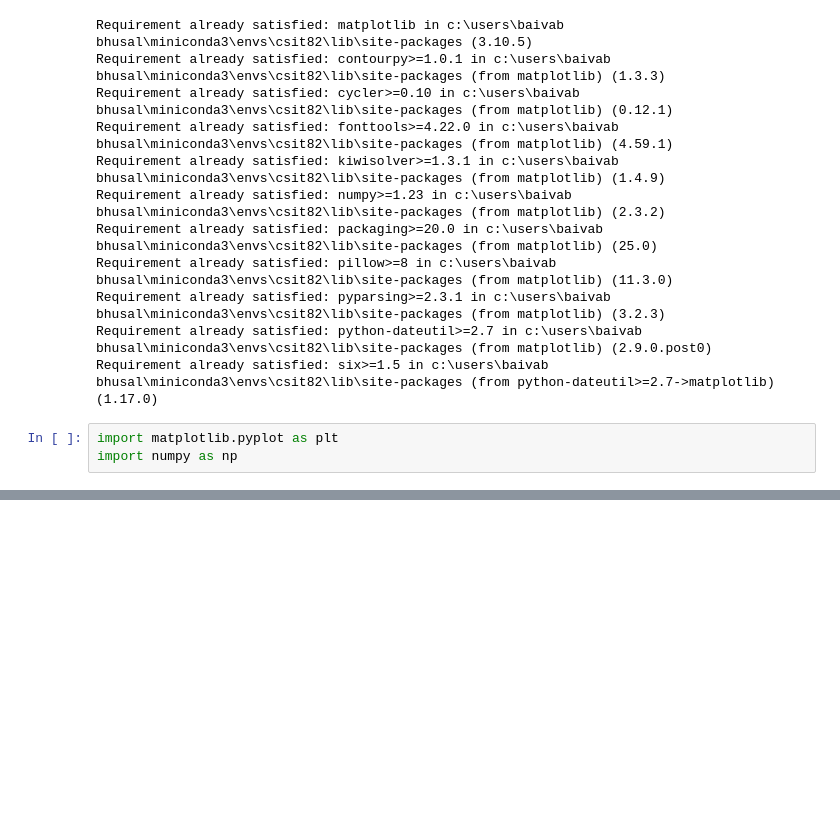
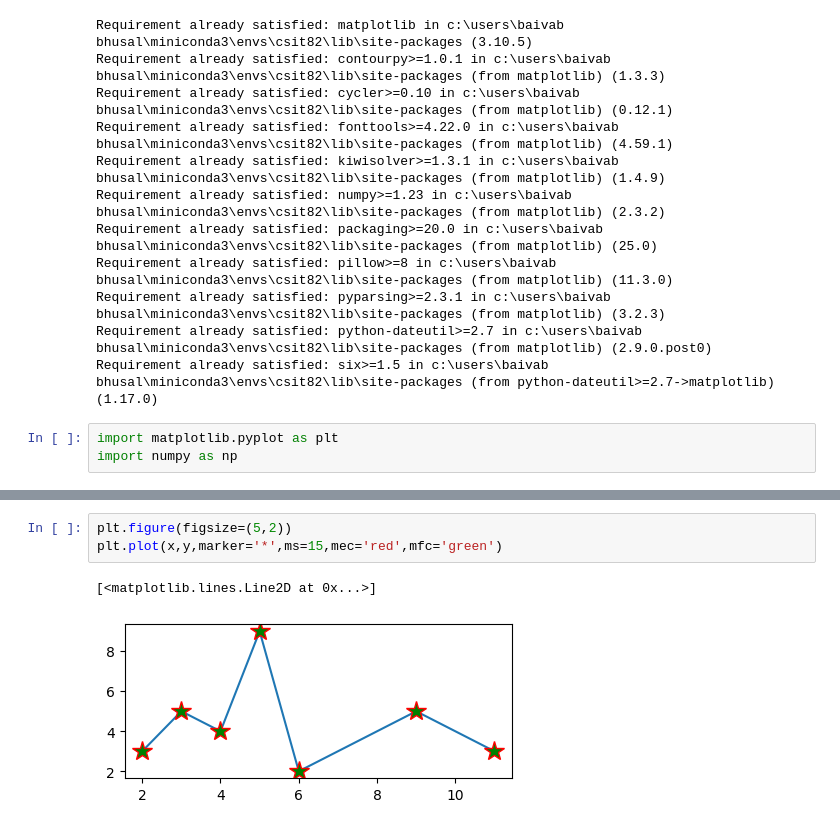
Before and after one commit to baivabbhusal/Python_class_Nccs, a Jupyter notebook: 19.matplotlib.ipynb, the cells around one changed output, grey strips where cells are left out. Saved outputs shown, nothing was run; the diff lists cells and outputs as text; blank space fills up the shorter version.

```diff
--- a/19.matplotlib.ipynb
+++ b/19.matplotlib.ipynb
@@ -34,0 +44,6 @@ plt.legend() #for specifying line
+# %%
+plt.figure(figsize=(5,2))
+plt.plot(x,y,marker='*',ms=15,mec='red',mfc='green')
+# %% [output]
+[<matplotlib.lines.Line2D at 0x...>]
+[figure, added]
```
Also changed, not shown: parts of 5 cells of this notebook.
